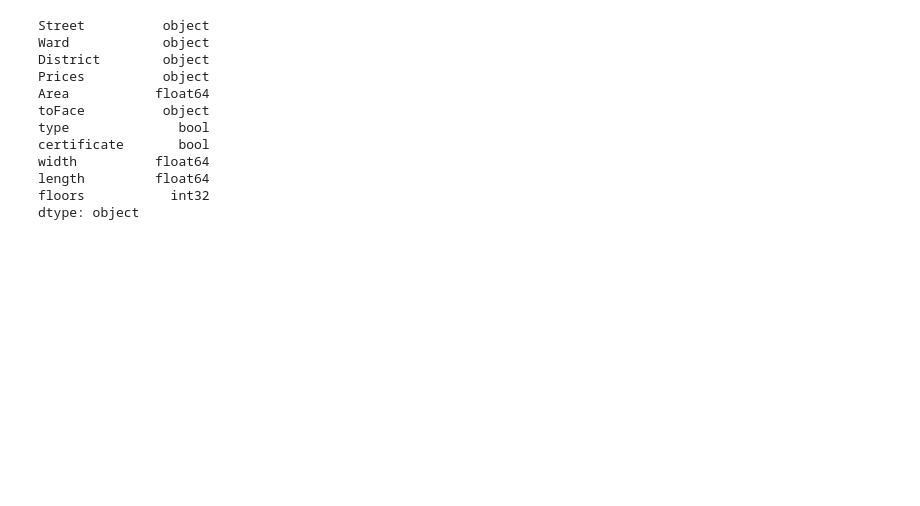
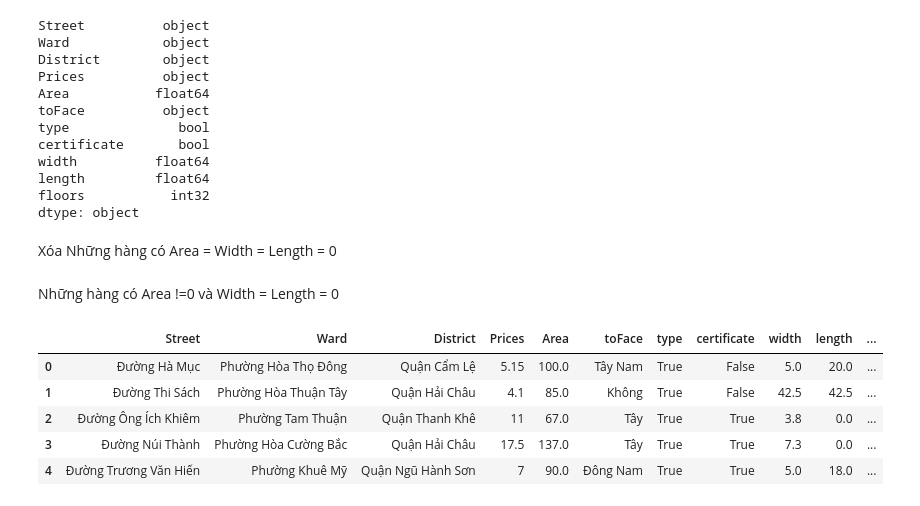
Before and after one commit to Truongquangkhang/Real_estate_in_DaNang, a Jupyter notebook: Khang/Clean_Data.ipynb, the cells around one changed output. Saved outputs shown, nothing was run; the diff lists cells and outputs as text; code cells hidden in the pictures; blank space fills up the shorter version.

```diff
--- a/Khang/Clean_Data.ipynb
+++ b/Khang/Clean_Data.ipynb
@@ -352,3 +352,20 @@ width          float64
 length         float64
 floors           int32
 dtype: object
+# %% [markdown]
+Xóa Những hàng có Area = Width = Length = 0
+# %%
+zero_area_cols=df[(df.Area==0)].index
+df = df.drop(zero_area_cols)
+# %% [markdown]
+Những hàng có Area !=0 và Width = Length = 0
+# %%
+df.loc[(df.width==0) & (df.length==0),['width','length']] = (df['Area'])/2
+df.head()
+# %% [output]
+|  | Street | Ward | District | Prices | Area | toFace | type | certificate | width | length | ... |
+| 0 | Đường Hà Mục | Phường Hòa Thọ Đông | Quận Cẩm Lệ | 5.15 | 100.0 | Tây Nam | True | False | 5.0 | 20.0 | ... |
+| 1 | Đường Thi Sách | Phường Hòa Thuận Tây | Quận Hải Châu | 4.1 | 85.0 | Không | True | False | 42.5 | 42.5 | ... |
+| 2 | Đường Ông Ích Khiêm | Phường Tam Thuận | Quận Thanh Khê | 11 | 67.0 | Tây | True | True | 3.8 | 0.0 | ... |
+| 3 | Đường Núi Thành | Phường Hòa Cường Bắc | Quận Hải Châu | 17.5 | 137.0 | Tây | True | True | 7.3 | 0.0 | ... |
+| 4 | Đường Trương Văn Hiến | Phường Khuê Mỹ | Quận Ngũ Hành Sơn | 7 | 90.0 | Đông Nam | True | True | 5.0 | 18.0 | ... |
```
Also changed, not shown: parts of 3 cells of this notebook.
